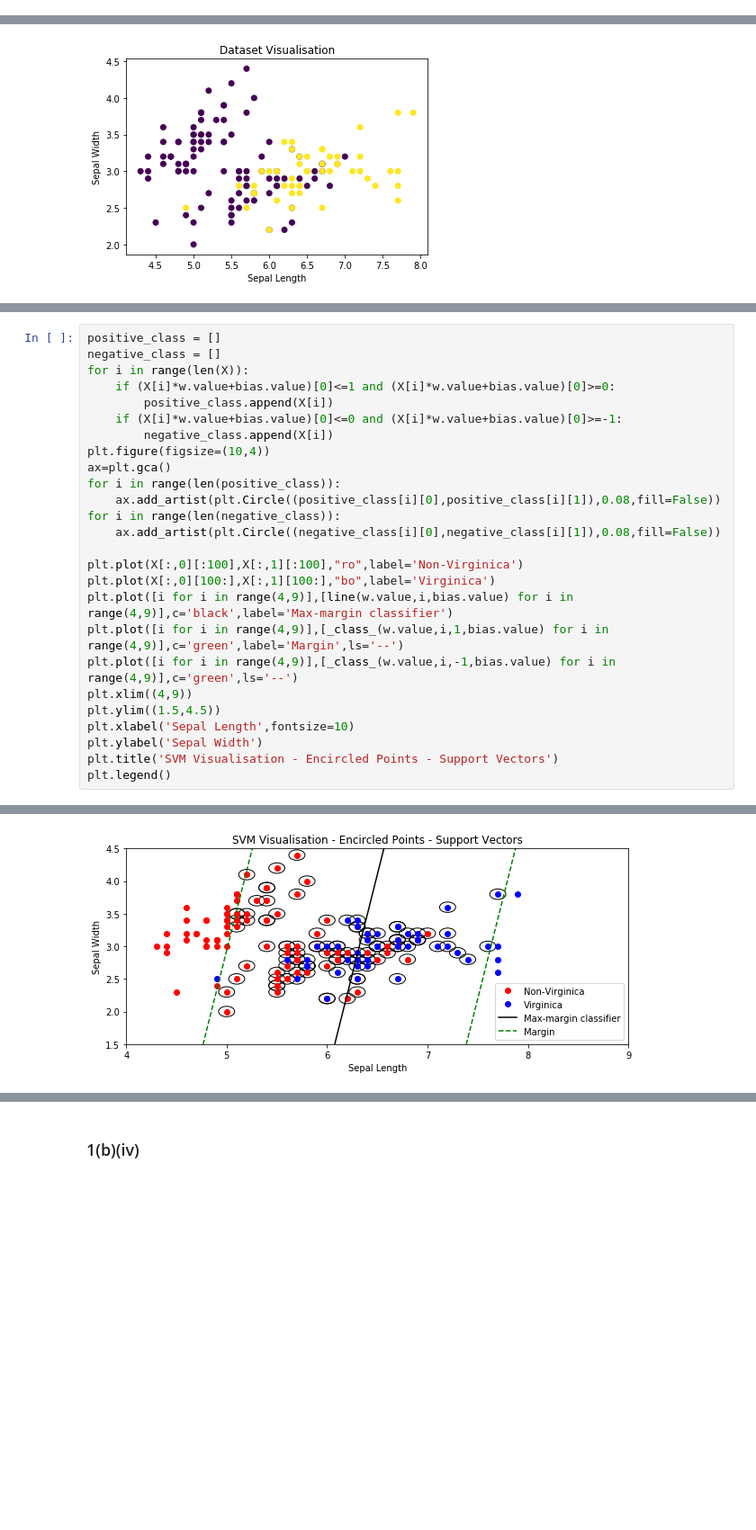
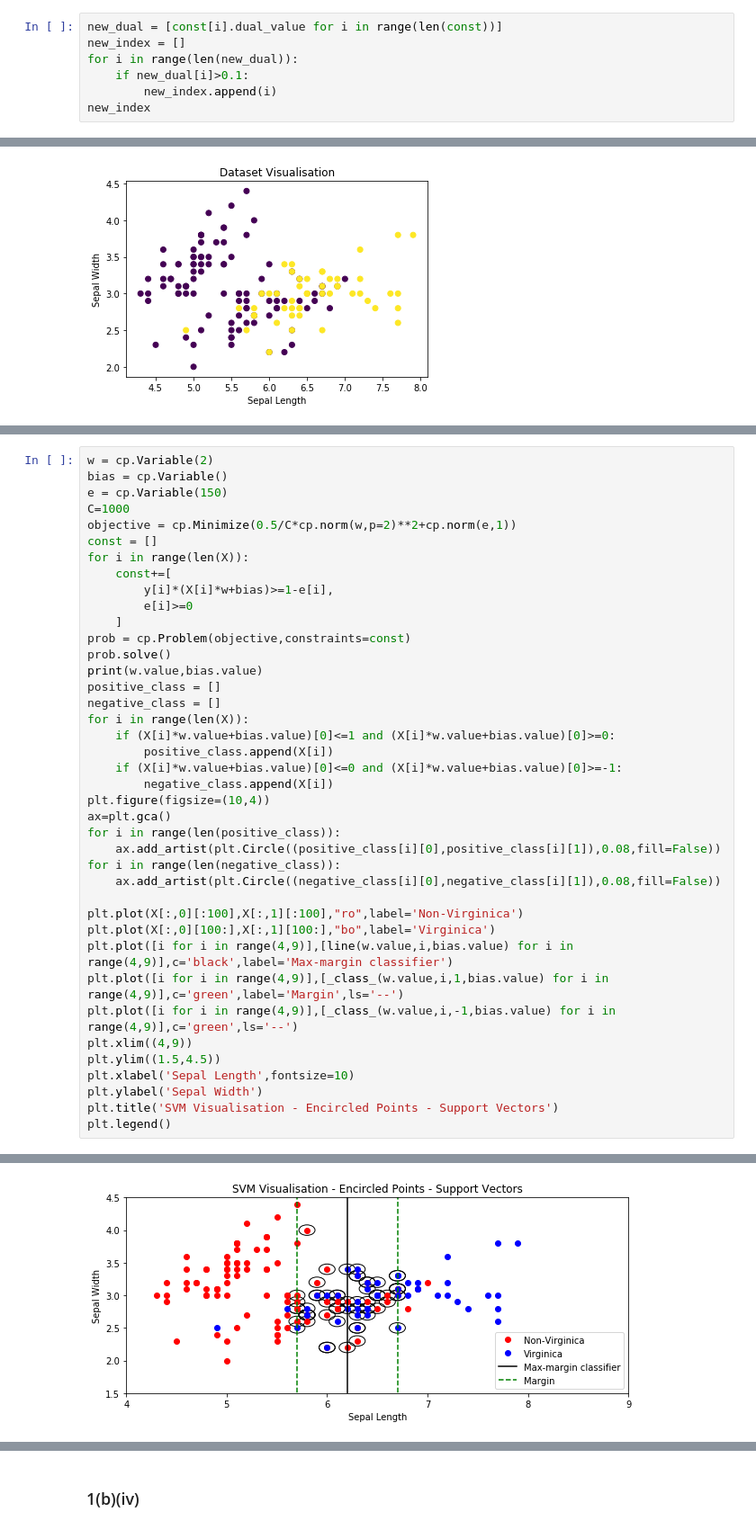
Before and after one commit to sdeepaknarayanan/Machine-Learning, a Jupyter notebook: Assignment 7/HW7_Q1_16110142.ipynb, the cells around one changed output, grey strips where cells are left out. Shown at 90% size. Saved outputs shown, nothing was run; the diff lists cells and outputs as text; blank space fills up the shorter version.

```diff
--- a/Assignment 7/HW7_Q1_16110142.ipynb
+++ b/Assignment 7/HW7_Q1_16110142.ipynb
@@ -64,0 +67,7 @@ for i in range(len(const)):
+# %%
+new_dual = [const[i].dual_value for i in range(len(const))]
+new_index = []
+for i in range(len(new_dual)):
+    if new_dual[i]>0.1:
+        new_index.append(i)
+new_index
@@ -217,4 +224,18 @@ prob.solve()
 # %%
+w = cp.Variable(2)
+bias = cp.Variable()
+e = cp.Variable(150)
+C=1000
+objective = cp.Minimize(0.5/C*cp.norm(w,p=2)**2+cp.norm(e,1))
+const = []
+for i in range(len(X)):
+    const+=[
+        y[i]*(X[i]*w+bias)>=1-e[i],
+        e[i]>=0
+    ]
+prob = cp.Problem(objective,constraints=const)
+prob.solve()
+print(w.value,bias.value)
 positive_class = []
 negative_class = []
 for i in range(len(X)):
@@ -245 +268 @@ plt.legend()
-[figure, old version]
+[figure, new version]
```
Also changed, not shown: parts of 21 cells of this notebook, 2 other files.
